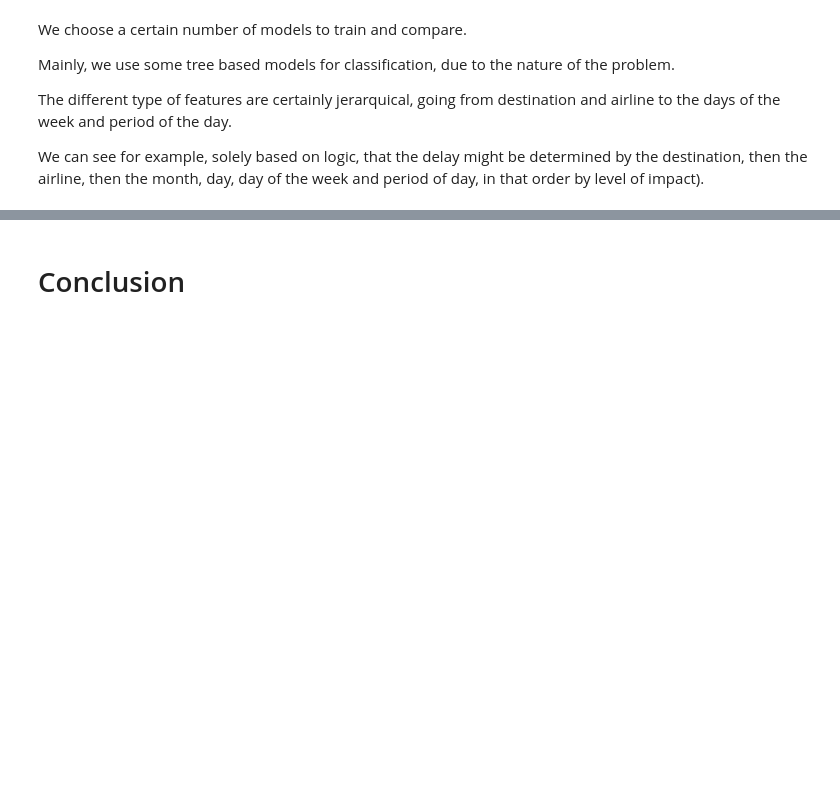
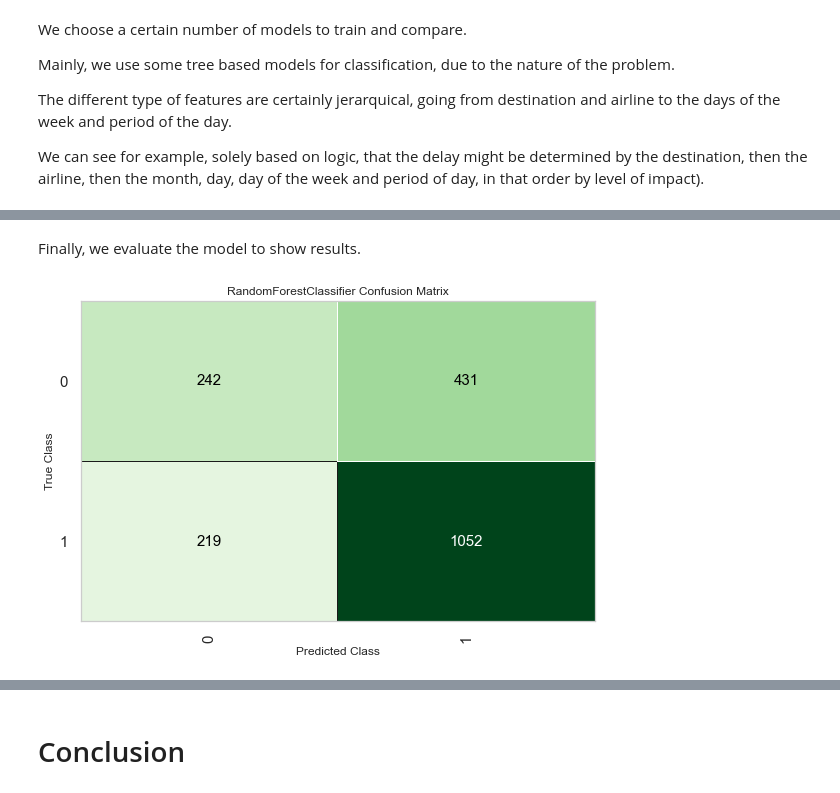
Before and after one commit to XxZeroGravityxX/Flight_delay_study, a Jupyter notebook: solution.ipynb, the cells around one changed output, grey strips where cells are left out. Saved outputs shown, nothing was run; the diff lists cells and outputs as text; code cells hidden in the pictures; blank space fills up the shorter version.

Commit message:
feat: Made some changes on datasets, plots to show results and others.

```diff
--- a/solution.ipynb
+++ b/solution.ipynb
@@ -669,0 +696,18 @@ Tuned best model = LogisticRegression(C=0.036337508913449, class_weight={}, dual
+# %%
+label = "dif_min_binary"
+data = data_train.copy().sample(frac=0.1)
+
+# Find best model
+try:
+    rf_best_model = load_model("rf_best_model")
+except FileNotFoundError:
+    # Compare models and get best one
+    rf_best_model = make_experiment(
+        label, data, ['rf'], exp_name="Flight delay experiment"
+    )
+    # Save experiment result to file
+    save_model(rf_best_model, "rf_best_model")
+# Print label used
+print(f"Label used = {label}")
+# Print best model
+print(f"Best model = {rf_best_model}")
@@ -680,0 +771,7 @@ interactive(children=(ToggleButtons(description='Plot Type:', icons=('',), optio
+# %% [markdown]
+Finally, we evaluate the model to show results.
+# %%
+# Plot confussion matrix
+plot_model(rf_best_model, plot = 'confusion_matrix')
+# %% [output]
+[figure, added]
```
Also changed, not shown: parts of 22 cells of this notebook, 5 other files.
